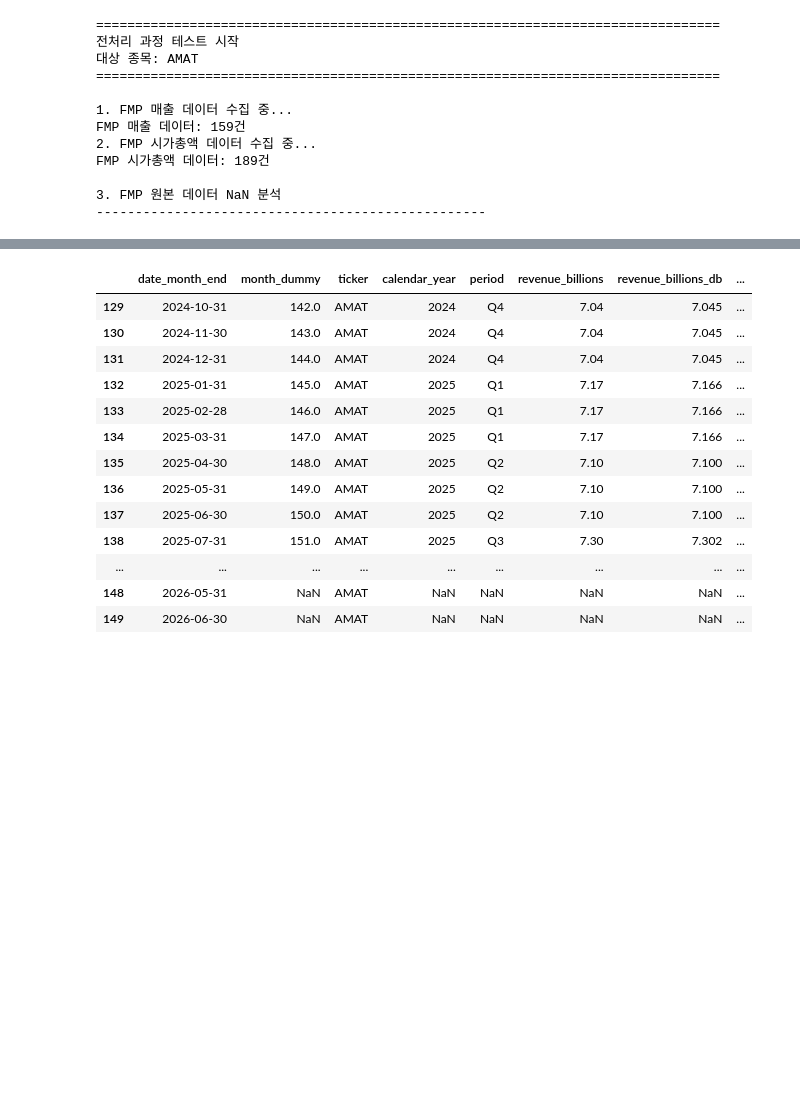
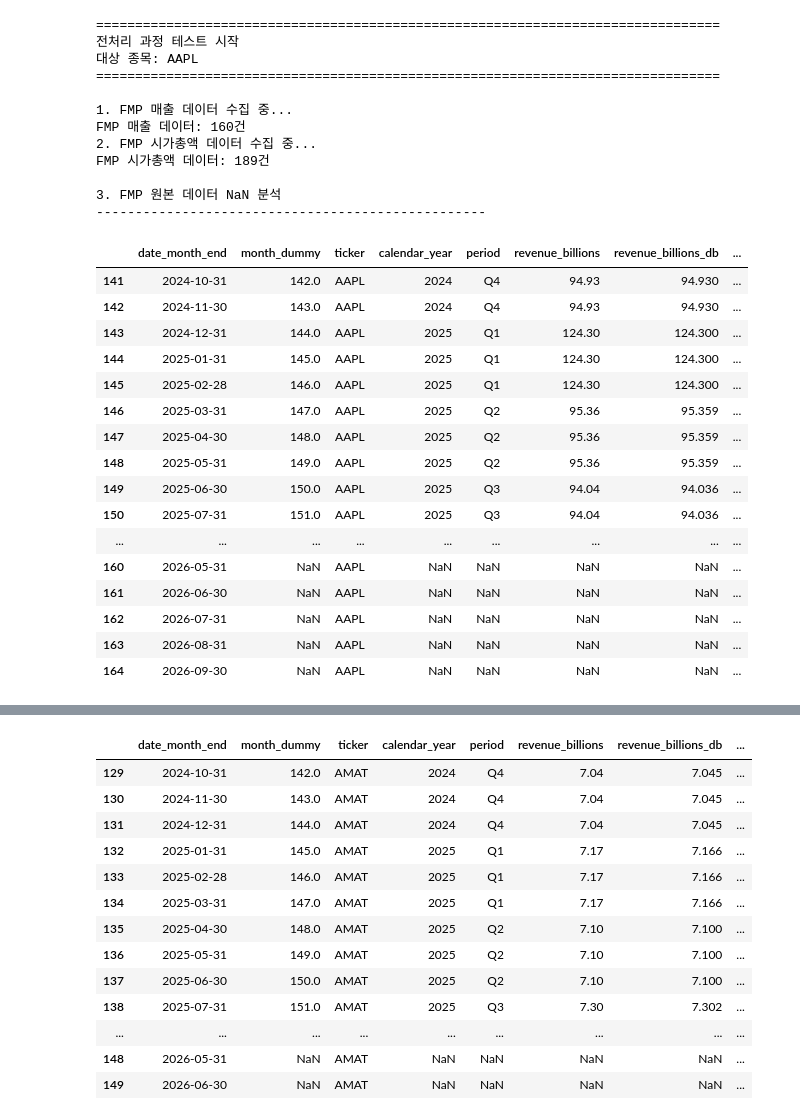
Before and after one commit to stox74/stock_forecast, a Jupyter notebook: US_Market/valuation/valuation_preprocessing_code_develop.ipynb, the cells around one changed output, grey strips where cells are left out. Saved outputs shown, nothing was run; the diff lists cells and outputs as text; code cells hidden in the pictures; blank space fills up the shorter version.

```diff
--- a/US_Market/valuation/valuation_preprocessing_code_develop.ipynb
+++ b/US_Market/valuation/valuation_preprocessing_code_develop.ipynb
@@ -24,7 +24,7 @@ from dateutil.relativedelta import relativedelta
 warnings.filterwarnings('ignore')
 
 # 설정값들
-ticker = 'AMAT'
+ticker = 'AAPL'
 
 hs_code = '841191'
 
@@ -407,11 +407,11 @@ merged_revenue_df= merged_revenue_df.dropna(subset=['month_dummy']).reset_index(
 # %% [output]
 ================================================================================
 전처리 과정 테스트 시작
-대상 종목: AMAT
+대상 종목: AAPL
 ================================================================================
 
 1. FMP 매출 데이터 수집 중...
-FMP 매출 데이터: 159건
+FMP 매출 데이터: 160건
 2. FMP 시가총액 데이터 수집 중...
 FMP 시가총액 데이터: 189건
 
@@ -450,6 +450,26 @@ finaal_df = merge_with_export_data(enhanced_merged_df_with_ttm, export_data)
 exog_start_date = '2014-01-01'
 finaal_df_resize = finaal_df[finaal_df['date_month_end'] >= exog_start_date]
 finaal_df_resize['date_month_end'] = pd.to_datetime(finaal_df_resize['date_month_end'])
+# %%
+finaal_df_resize.tail(24)
+# %% [output]
+|  | date_month_end | month_dummy | ticker | calendar_year | period | revenue_billions | revenue_billions_db | ... |
+| 141 | 2024-10-31 | 142.0 | AAPL | 2024 | Q4 | 94.93 | 94.930 | ... |
+| 142 | 2024-11-30 | 143.0 | AAPL | 2024 | Q4 | 94.93 | 94.930 | ... |
+| 143 | 2024-12-31 | 144.0 | AAPL | 2025 | Q1 | 124.30 | 124.300 | ... |
+| 144 | 2025-01-31 | 145.0 | AAPL | 2025 | Q1 | 124.30 | 124.300 | ... |
+| 145 | 2025-02-28 | 146.0 | AAPL | 2025 | Q1 | 124.30 | 124.300 | ... |
+| 146 | 2025-03-31 | 147.0 | AAPL | 2025 | Q2 | 95.36 | 95.359 | ... |
+| 147 | 2025-04-30 | 148.0 | AAPL | 2025 | Q2 | 95.36 | 95.359 | ... |
+| 148 | 2025-05-31 | 149.0 | AAPL | 2025 | Q2 | 95.36 | 95.359 | ... |
+| 149 | 2025-06-30 | 150.0 | AAPL | 2025 | Q3 | 94.04 | 94.036 | ... |
+| 150 | 2025-07-31 | 151.0 | AAPL | 2025 | Q3 | 94.04 | 94.036 | ... |
+| ... | ... | ... | ... | ... | ... | ... | ... | ... |
+| 160 | 2026-05-31 | NaN | AAPL | NaN | NaN | NaN | NaN | ... |
+| 161 | 2026-06-30 | NaN | AAPL | NaN | NaN | NaN | NaN | ... |
+| 162 | 2026-07-31 | NaN | AAPL | NaN | NaN | NaN | NaN | ... |
+| 163 | 2026-08-31 | NaN | AAPL | NaN | NaN | NaN | NaN | ... |
+| 164 | 2026-09-30 | NaN | AAPL | NaN | NaN | NaN | NaN | ... |
 # %%
 import importlib
 import DATA.us_sarima_forecast as sarima
```
Also changed, not shown: parts of 2 cells of this notebook, 1 other file.
